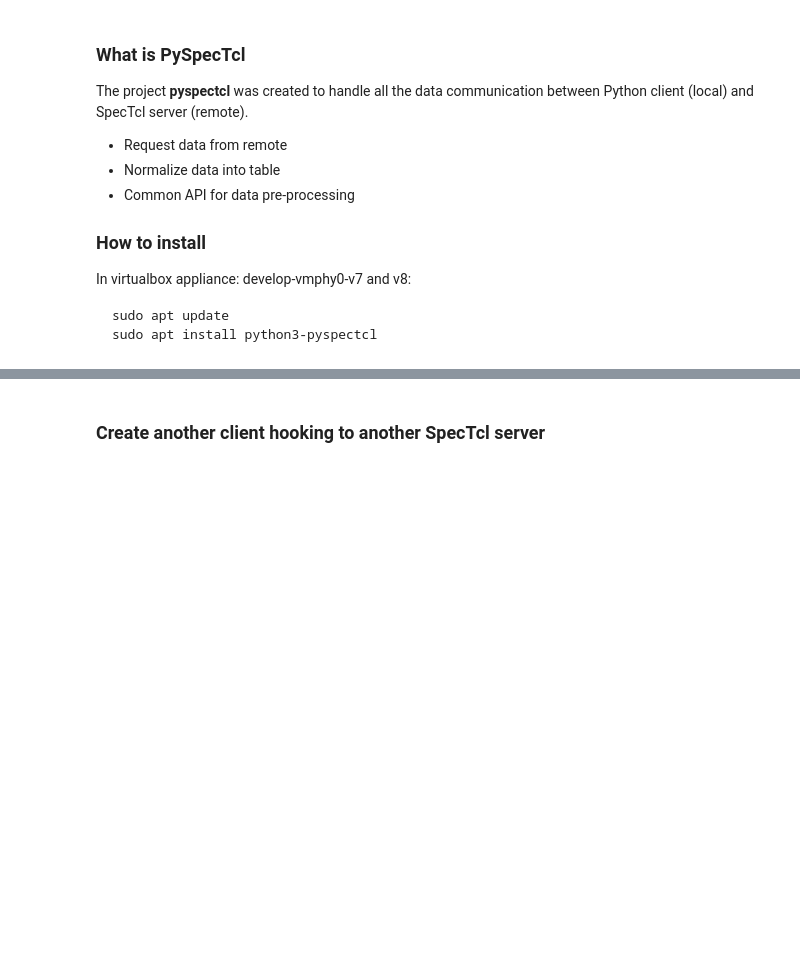
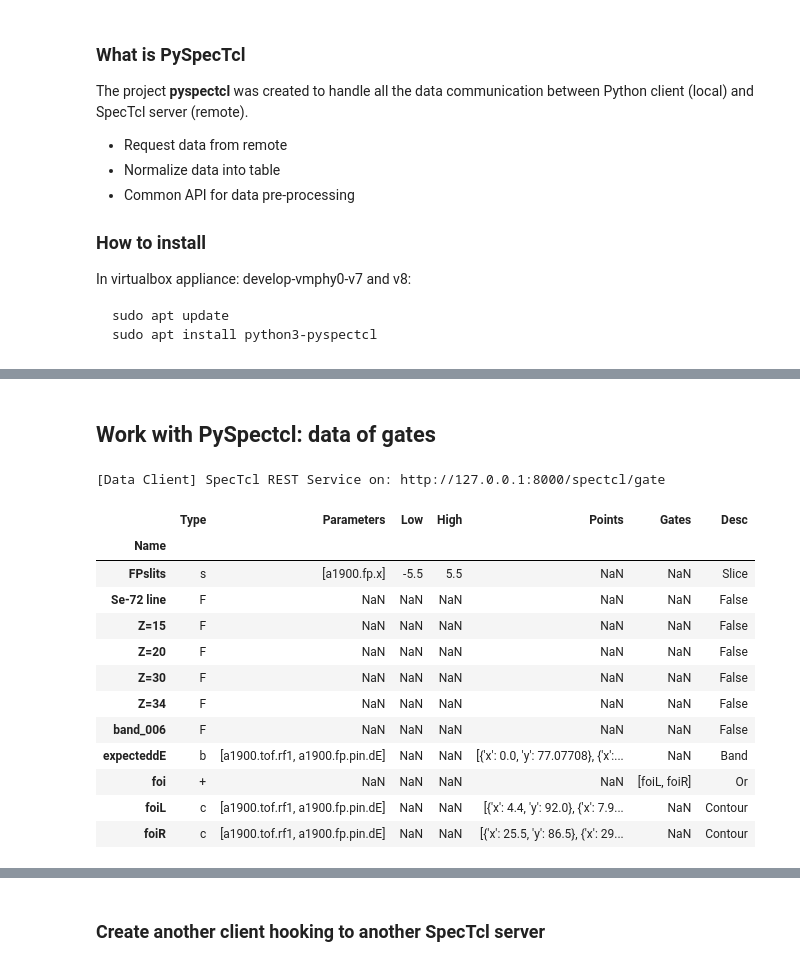
Before and after one commit to zhangt58/PySpecTcl, a Jupyter notebook: doc/getting-started/Work_with_DAQ_data_through_SpecTcl.ipynb, the cells around one changed output, grey strips where cells are left out. Cells and saved outputs as stored; diff of their text form; code cells hidden in the pictures; blank space fills up the shorter version.

```diff
--- a/doc/getting-started/Work_with_DAQ_data_through_SpecTcl.ipynb
+++ b/doc/getting-started/Work_with_DAQ_data_through_SpecTcl.ipynb
@@ -154,0 +120,2 @@ data.plot(x='a1900.tof.rf2', y='a1900.fp.pin.dE', c='count',
+# %% [markdown]
+## Work with PySpectcl: data of gates
@@ -154,0 +124,22 @@ data.plot(x='a1900.tof.rf2', y='a1900.fp.pin.dE', c='count',
+# %%
+gate_client = GateClient()
+gate_client
+# %% [output]
+[Data Client] SpecTcl REST Service on: http://127.0.0.1:8000/spectcl/gate
+# %%
+# List all defined gates
+gate_client.list()
+# %% [output]
+|  | Type | Parameters | Low | High | Points | Gates | Desc |
+| Name |  |  |  |  |  |  |  |
+| FPslits | s | [a1900.fp.x] | -5.5 | 5.5 | NaN | NaN | Slice |
+| Se-72 line | F | NaN | NaN | NaN | NaN | NaN | False |
+| Z=15 | F | NaN | NaN | NaN | NaN | NaN | False |
+| Z=20 | F | NaN | NaN | NaN | NaN | NaN | False |
+| Z=30 | F | NaN | NaN | NaN | NaN | NaN | False |
+| Z=34 | F | NaN | NaN | NaN | NaN | NaN | False |
+| band_006 | F | NaN | NaN | NaN | NaN | NaN | False |
+| expecteddE | b | [a1900.tof.rf1, a1900.fp.pin.dE] | NaN | NaN | [{'x': 0.0, 'y': 77.07708}, {'x':... | NaN | Band |
+| foi | + | NaN | NaN | NaN | NaN | [foiL, foiR] | Or |
+| foiL | c | [a1900.tof.rf1, a1900.fp.pin.dE] | NaN | NaN | [{'x': 4.4, 'y': 92.0}, {'x': 7.9... | NaN | Contour |
+| foiR | c | [a1900.tof.rf1, a1900.fp.pin.dE] | NaN | NaN | [{'x': 25.5, 'y': 86.5}, {'x': 29... | NaN | Contour |
```
Also changed, not shown: parts of 53 cells of this notebook, 2 other files.
